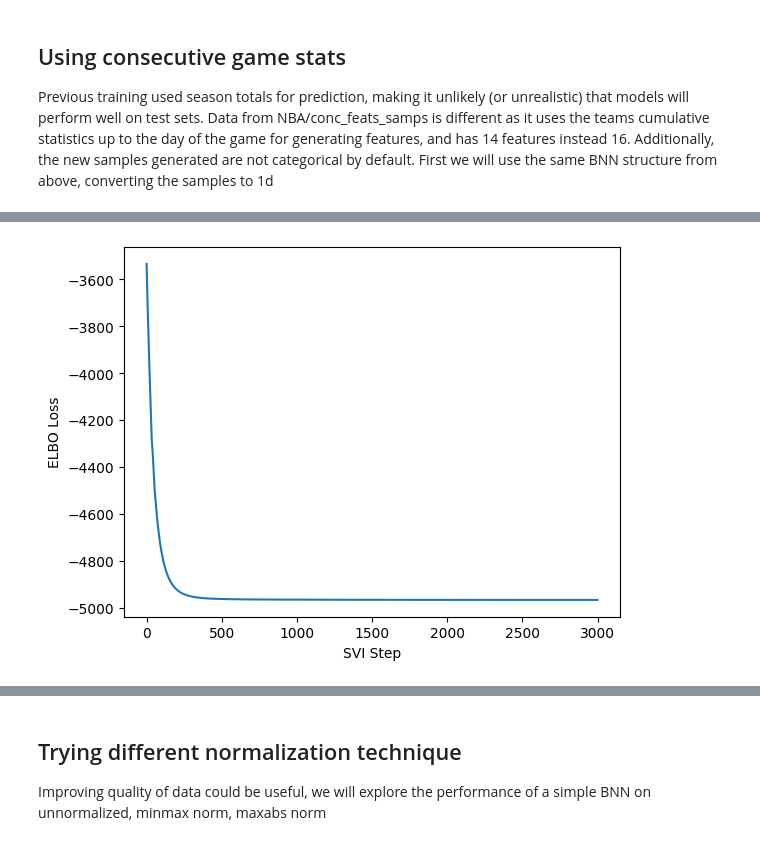
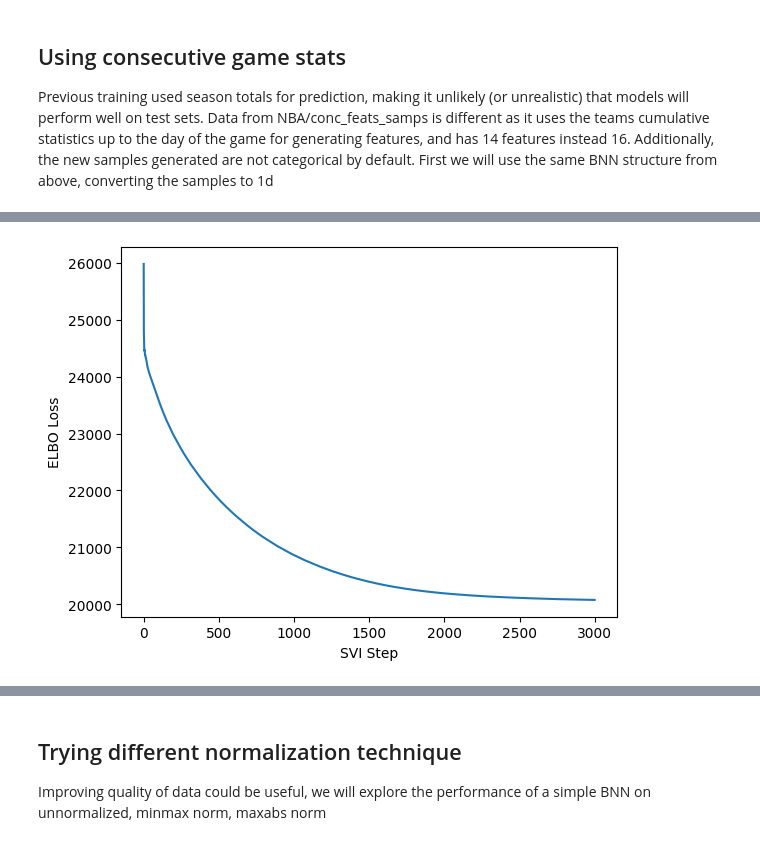
Before and after one commit to Andrei-Treil/betting_bot, a Jupyter notebook: notebooks/bnn_betting.ipynb, the cells around one changed output, grey strips where cells are left out. Drawn from its saved outputs; the diff is of its cells as text; code cells hidden in the pictures.

```diff
--- a/notebooks/bnn_betting.ipynb
+++ b/notebooks/bnn_betting.ipynb
@@ -1006,17 +1002,3 @@ y_test = torch.Tensor(samp_test)
-# %%
-# features = np.genfromtxt('../NBA/consec/conc_feats_samps/2017-2023_features_maxabs.csv',delimiter=',')
-# features = np.genfromtxt('../NBA/consec/conc_feats_samps/2017-2023_features_minmax.csv',delimiter=',')
-features = np.genfromtxt('../NBA/consec/conc_feats_samps/2017-2023_features_stand.csv',delimiter=',')
-samples = np.genfromtxt('../NBA/consec/conc_feats_samps/2017-2023_samples_stand_cat.csv',delimiter=',')
-feat_test = StandardScaler().fit_transform((np.genfromtxt('../NBA/consec/conc_feats_samps/2023-2024_nba_features_inj.csv',delimiter=',')))
-# feat_test = np.genfromtxt('../NBA/consec/conc_feats_samps/2023-2024_nba_features_inj.csv',delimiter=',')
-samp_test = np.genfromtxt('../NBA/consec/conc_feats_samps/2023-2024_samples_cat.csv',delimiter=',')
-
-x_train = torch.FloatTensor(features)
-x_test = torch.FloatTensor(feat_test)
-
-y_train = torch.Tensor(samples)
-y_test = torch.Tensor(samp_test)
 # %%
 from pyro.infer.autoguide import AutoNormal, AutoDiagonalNormal, AutoContinuous, AutoDelta, AutoMultivariateNormal, AutoLaplaceApproximation, AutoStructured
 from pyro.optim import ClippedAdam
@@ -1024,15 +1006,15 @@ from pyro.infer import TraceEnum_ELBO
 from pyro.optim import Adam
 
 pyro.clear_param_store()
-bnn_cat = BNN_Multi_Layer_SVI(in_dim=14,first_hid_dim=56,sec_hid_dim=112,thir_hid_dim=112,four_hid_dim=56,out_dim=2,prior_scale=.5,bias_scale=10)
+bnn_cat = BNN_Multi_Layer_SVI(in_dim=14,first_hid_dim=56,sec_hid_dim=112,thir_hid_dim=112,four_hid_dim=56,out_dim=2,prior_scale=0.75,bias_scale=5)
 guide = AutoDelta(bnn_cat)
 # guide = AutoDiagonalNormal(bnn_cat)
-num_steps = 2000
+num_steps = 3000
 
-init_lr = 0.001
+init_lr = 0.0015
 gamma = 0.01
 lrd = gamma ** (1/num_steps)
-optim = ClippedAdam({'lr': init_lr, 'lrd': lrd, "betas": (0.95, 0.999)})
+optim = ClippedAdam({'lr': init_lr, 'lrd': lrd, "betas": (0.90, 0.999)})
 # optim = Adam({"lr": 0.001,"betas": (0.95, 0.999)})
 
 svi = SVI(bnn_cat, guide, optim, TraceEnum_ELBO())
@@ -1064 +1046 @@ plt.show()
-[figure, old version]
+[figure, new version]
```
Also changed, not shown: parts of 12 cells of this notebook.
